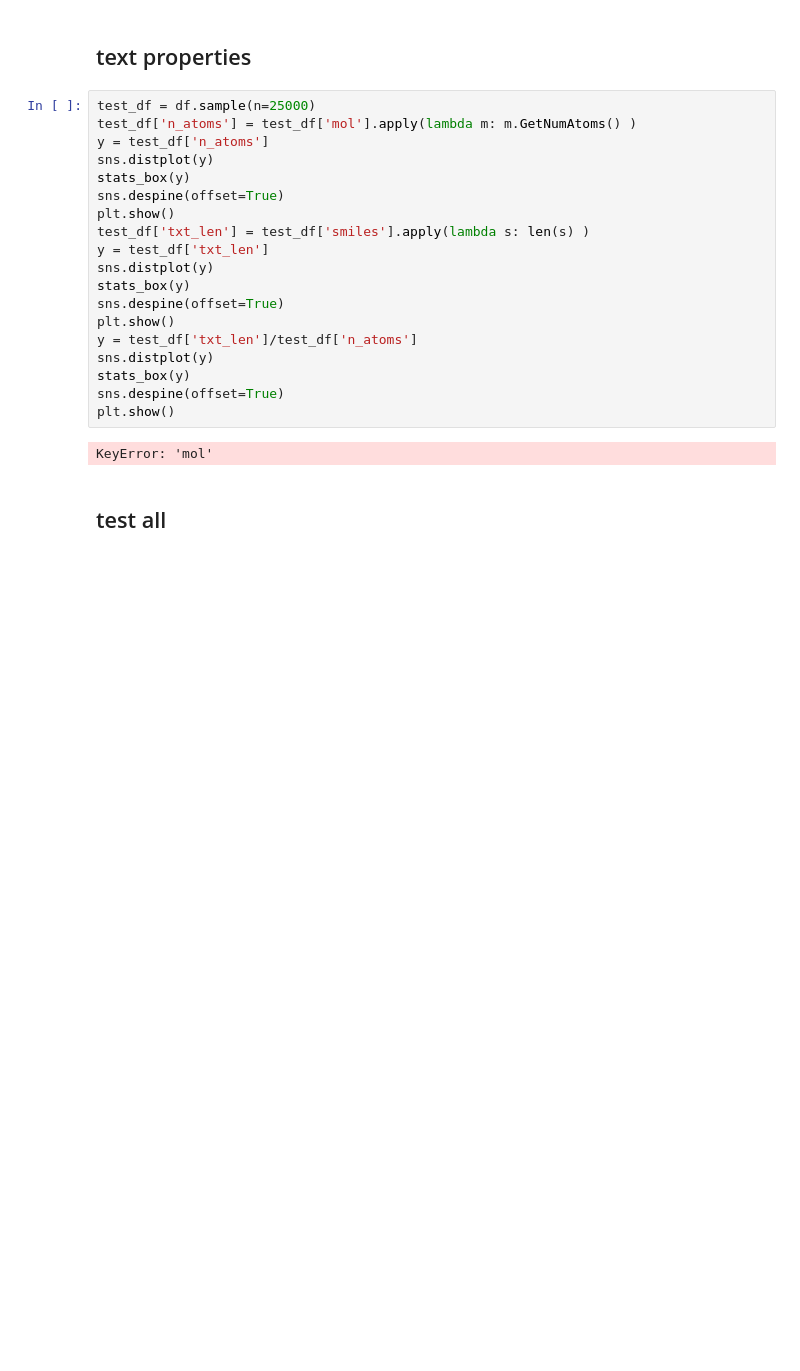
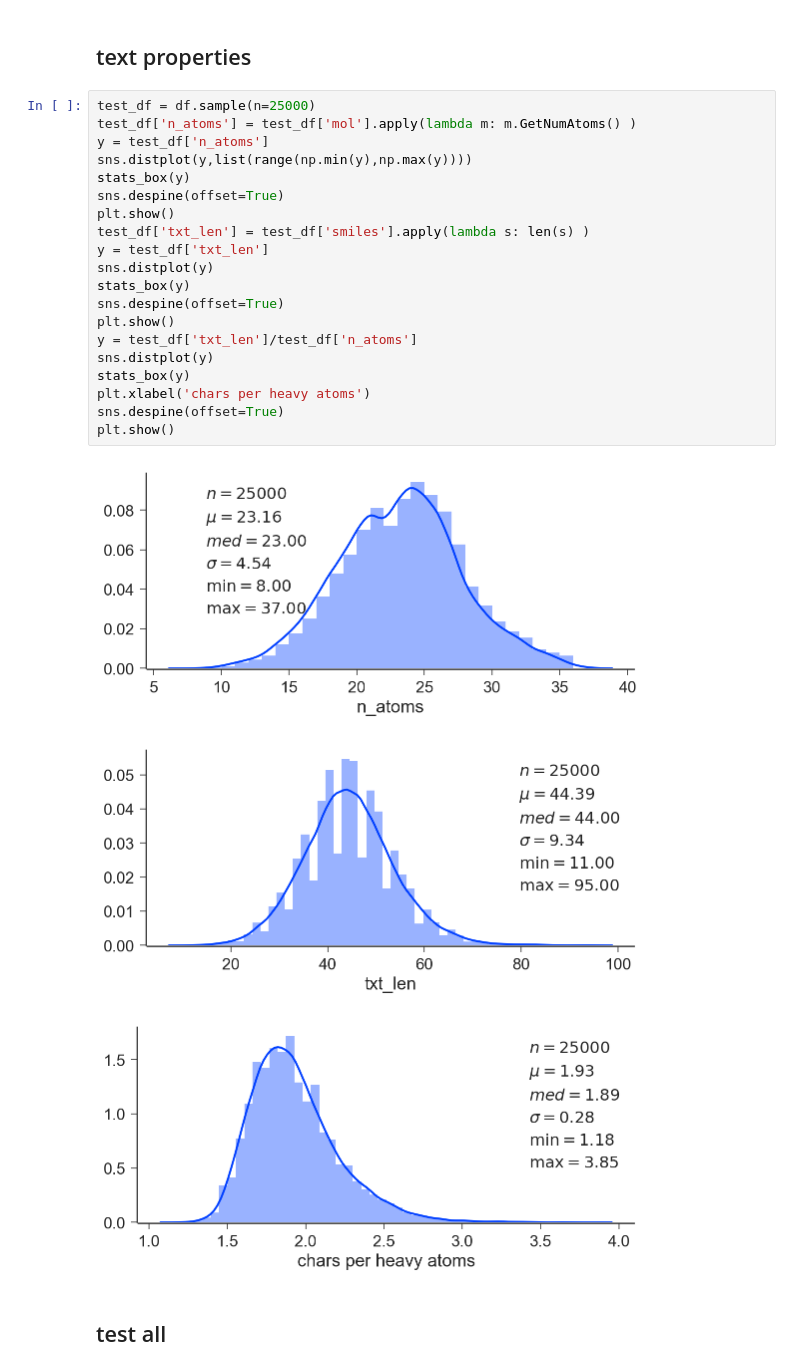
Before and after one commit to aspuru-guzik-group/ORGANIC, a Jupyter notebook: analysis/MolMetric_showcase.ipynb, the cells around one changed output. Saved outputs shown, nothing was run; the diff lists cells and outputs as text; blank space fills up the shorter version.

```diff
--- a/analysis/MolMetric_showcase.ipynb
+++ b/analysis/MolMetric_showcase.ipynb
@@ -44,24 +44,27 @@ After dataset size: (249456, 2)
 # %%
 test_df = df.sample(n=25000)
 test_df['n_atoms'] = test_df['mol'].apply(lambda m: m.GetNumAtoms() )
 y = test_df['n_atoms']
-sns.distplot(y)
+sns.distplot(y,list(range(np.min(y),np.max(y))))
 stats_box(y)
 sns.despine(offset=True)
 plt.show()
 test_df['txt_len'] = test_df['smiles'].apply(lambda s: len(s) )
 y = test_df['txt_len']
 sns.distplot(y)
 stats_box(y)
 sns.despine(offset=True)
 plt.show()
 y = test_df['txt_len']/test_df['n_atoms']
 sns.distplot(y)
 stats_box(y)
+plt.xlabel('chars per heavy atoms')
 sns.despine(offset=True)
 plt.show()
 # %% [output]
-KeyError: 'mol'
+[figure, added]
+[figure, added]
+[figure, added]
 # %% [markdown]
 ## test all
 # %%
```
Also changed, not shown: parts of 4 cells of this notebook, 3 other files.
